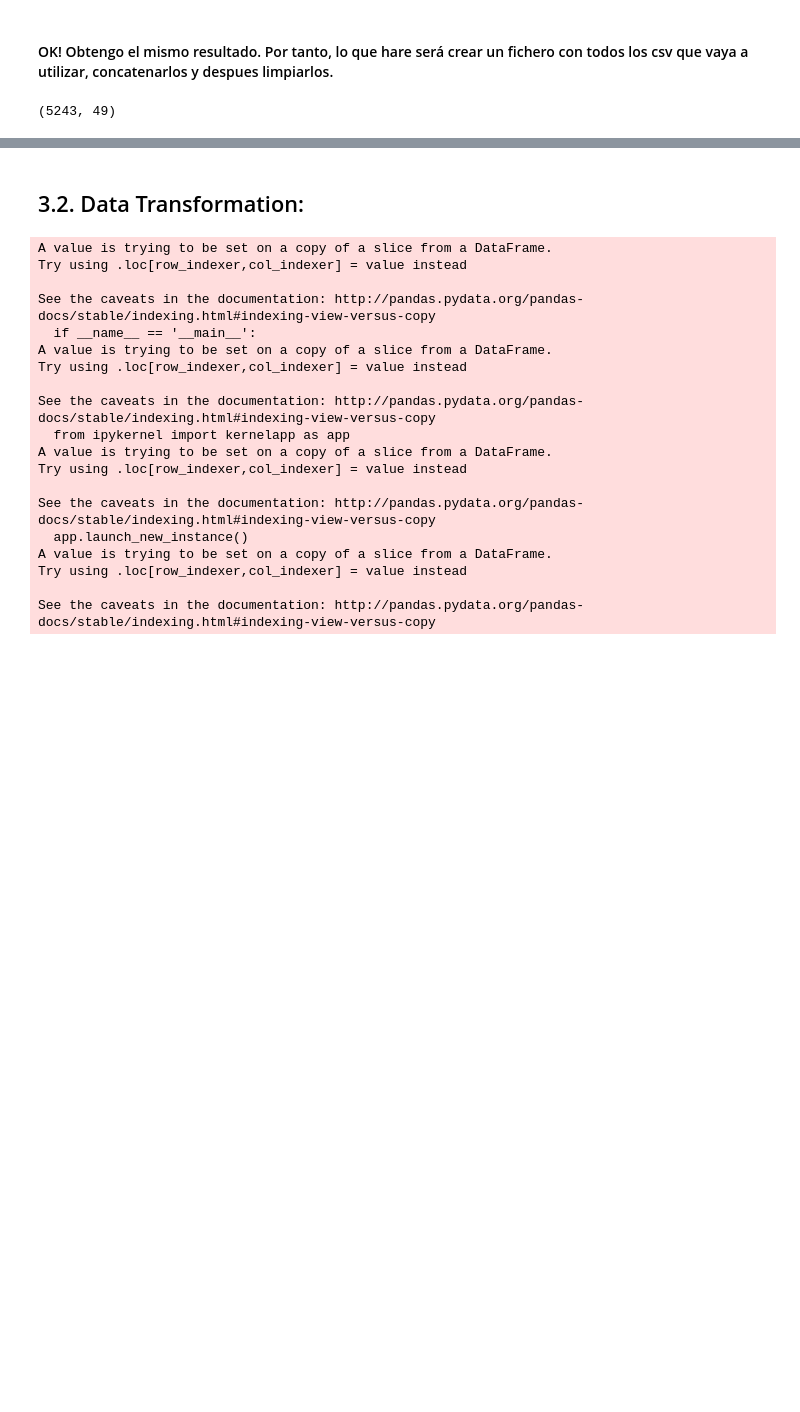
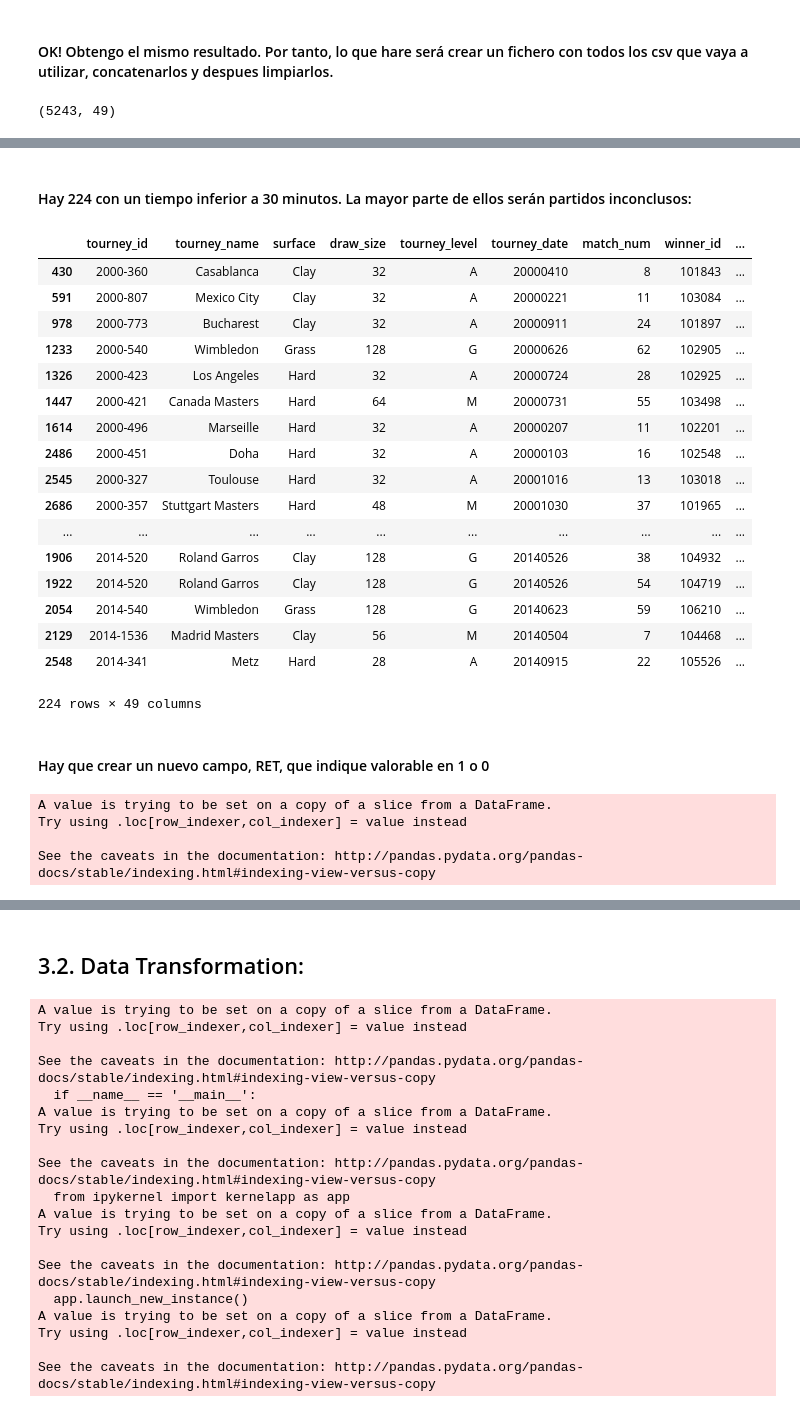
Before and after one commit to ISANJUA/TFM_ML4sportsBets, a Jupyter notebook: 3. Feature Extraction, Transformations and Cleansing.ipynb, the cells around one changed output, grey strips where cells are left out. Drawn from its saved outputs; the diff is of its cells as text; code cells hidden in the pictures; blank space fills up the shorter version.

```diff
--- a/3. Feature Extraction, Transformations and Cleansing.ipynb
+++ b/3. Feature Extraction, Transformations and Cleansing.ipynb
@@ -596,8 +598,10 @@ frame = pd.concat(list_)
 framesD = frame[frame['tourney_level'] != 'D']
 # 3. Quito Challenge matchs:
 framesDC = framesD[framesD['tourney_level'] != 'C']
-# 3. Quito scores W/O:
-framesDCWO = framesDC[framesD['score'] != 'W/O']
+# 3. Quito scores 'W/O':
+framesDCWO = framesDC[framesDC['score'] != 'W/O']
+# 3.2. Quito scrores ' W/O'
+framesDCWO = framesDCWO[framesDCWO['score'] != ' W/O']
 # 4. Quito los que tienen NaNs:
 framesDCWO2 = framesDCWO.dropna(axis=0, thresh=30)
 # %%
@@ -640,0 +695,25 @@ dfsDCWO2.shape
+# %% [markdown]
+#### Hay 224 con un tiempo inferior a 30 minutos. La mayor parte de ellos serán partidos inconclusos:
+# %%
+framesDCWO2[framesDCWO2['minutes'] < 30.0 ]
+# %% [output]
+|  | tourney_id | tourney_name | surface | draw_size | tourney_level | tourney_date | match_num | winner_id | ... |
+| 430 | 2000-360 | Casablanca | Clay | 32 | A | 20000410 | 8 | 101843 | ... |
+| 591 | 2000-807 | Mexico City | Clay | 32 | A | 20000221 | 11 | 103084 | ... |
+| 978 | 2000-773 | Bucharest | Clay | 32 | A | 20000911 | 24 | 101897 | ... |
+| 1233 | 2000-540 | Wimbledon | Grass | 128 | G | 20000626 | 62 | 102905 | ... |
+| 1326 | 2000-423 | Los Angeles | Hard | 32 | A | 20000724 | 28 | 102925 | ... |
+| 1447 | 2000-421 | Canada Masters | Hard | 64 | M | 20000731 | 55 | 103498 | ... |
+| 1614 | 2000-496 | Marseille | Hard | 32 | A | 20000207 | 11 | 102201 | ... |
+| 2486 | 2000-451 | Doha | Hard | 32 | A | 20000103 | 16 | 102548 | ... |
+| 2545 | 2000-327 | Toulouse | Hard | 32 | A | 20001016 | 13 | 103018 | ... |
+| 2686 | 2000-357 | Stuttgart Masters | Hard | 48 | M | 20001030 | 37 | 101965 | ... |
+| ... | ... | ... | ... | ... | ... | ... | ... | ... | ... |
+| 1906 | 2014-520 | Roland Garros | Clay | 128 | G | 20140526 | 38 | 104932 | ... |
+| 1922 | 2014-520 | Roland Garros | Clay | 128 | G | 20140526 | 54 | 104719 | ... |
+| 2054 | 2014-540 | Wimbledon | Grass | 128 | G | 20140623 | 59 | 106210 | ... |
+| 2129 | 2014-1536 | Madrid Masters | Clay | 56 | M | 20140504 | 7 | 104468 | ... |
+| 2548 | 2014-341 | Metz | Hard | 28 | A | 20140915 | 22 | 105526 | ... |
+224 rows × 49 columns
+# %% [markdown]
+#### Hay que crear un nuevo campo, RET, que indique valorable en 1 o 0
@@ -640,0 +722,16 @@ dfsDCWO2.shape
+# %%
+Retired = []
+for row in framesDCWO2['score']:
+    if 'RET' in row:
+        # Append 1
+        Retired.append(1)
+    # else, if not append 0,
+    else:
+        Retired.append(0)
+# Create a column from the list
+framesDCWO2['Retired'] = Retired
+# %% [output]
+A value is trying to be set on a copy of a slice from a DataFrame.
+Try using .loc[row_indexer,col_indexer] = value instead
+
+See the caveats in the documentation: http://pandas.pydata.org/pandas-docs/stable/indexing.html#indexing-view-versus-copy
```
Also changed, not shown: parts of 27 cells of this notebook.
